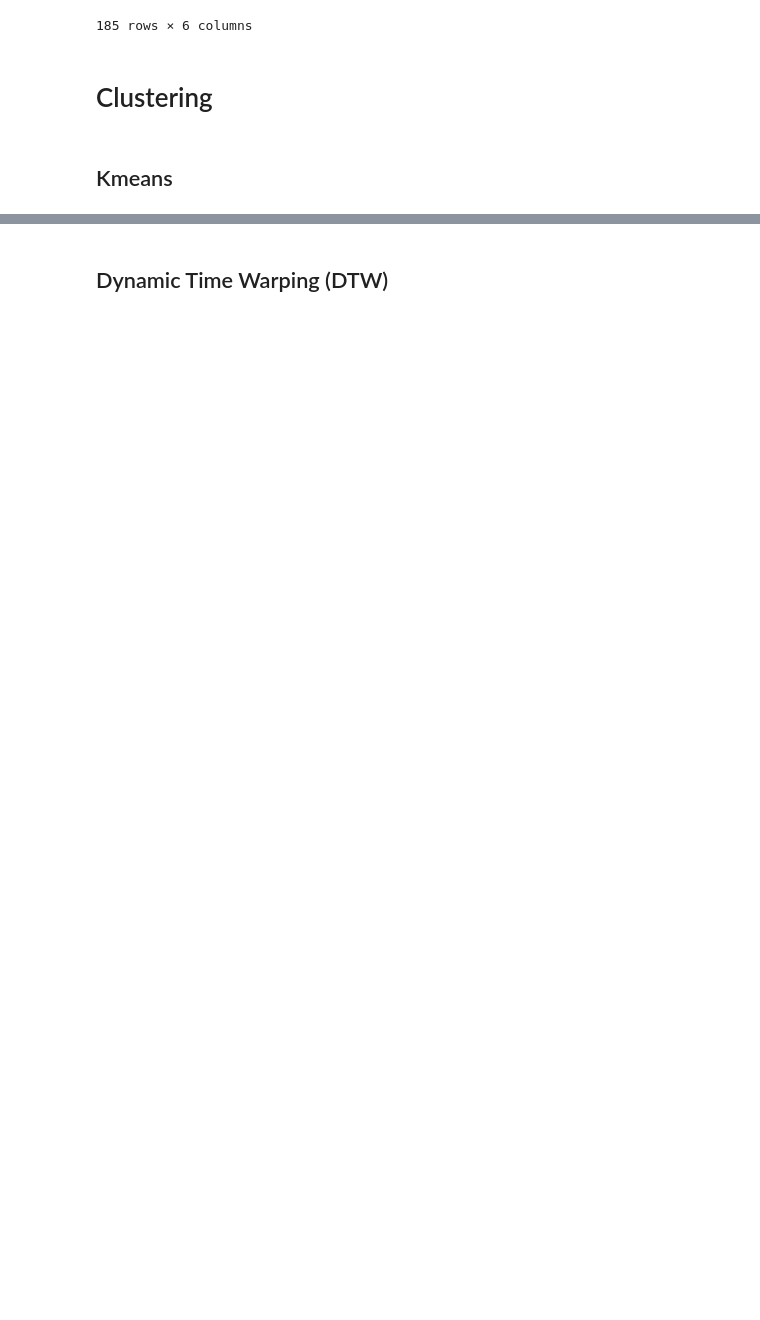
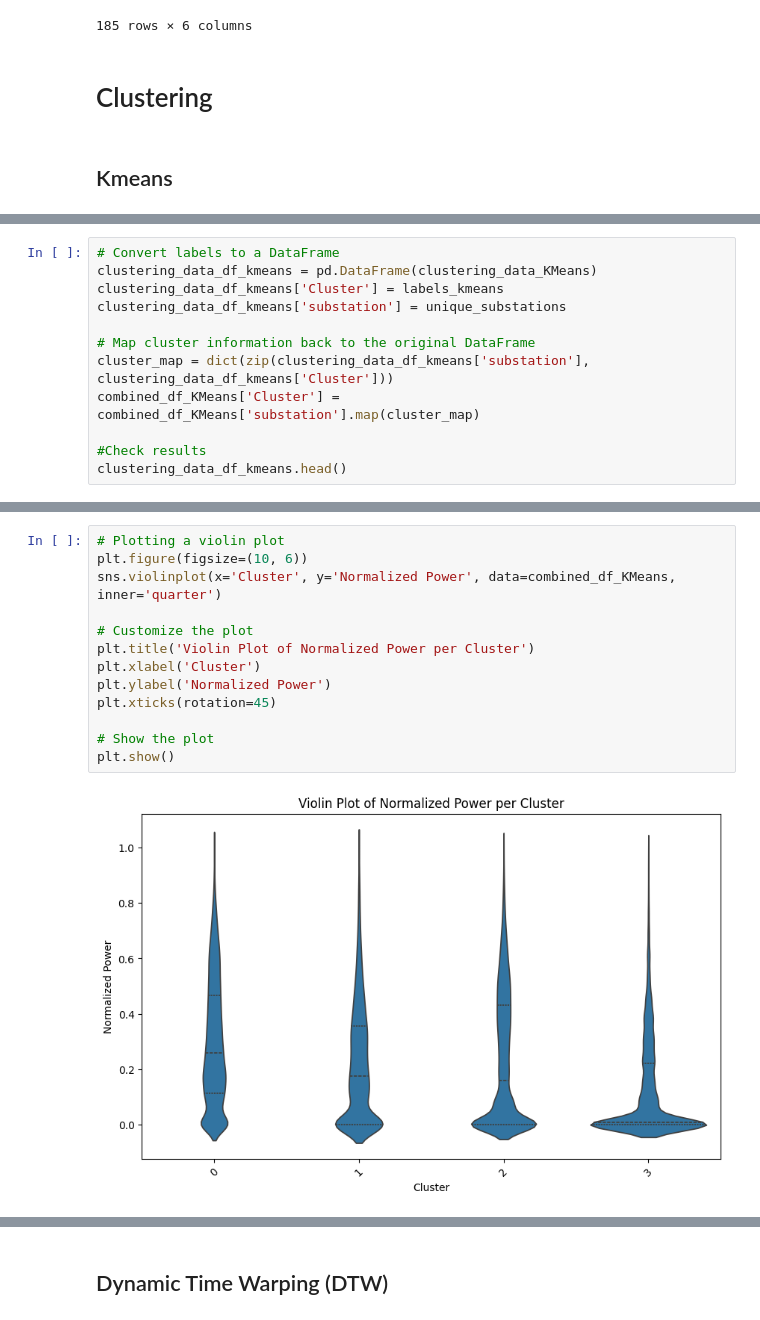
Before and after one commit to SimRime/CAS-Final-Project_Simon-Rime, a Jupyter notebook: Google_Colab_notebook/Substations.ipynb, the cells around one changed output, grey strips where cells are left out. Cells and saved outputs as stored; diff of their text form; blank space fills up the shorter version.

```diff
--- a/Google_Colab_notebook/Substations.ipynb
+++ b/Google_Colab_notebook/Substations.ipynb
@@ -319,0 +303,12 @@ Output hidden; open in https://colab.research.google.com to view.
+# %%
+# Convert labels to a DataFrame
+clustering_data_df_kmeans = pd.DataFrame(clustering_data_KMeans)
+clustering_data_df_kmeans['Cluster'] = labels_kmeans
+clustering_data_df_kmeans['substation'] = unique_substations
+
+# Map cluster information back to the original DataFrame
+cluster_map = dict(zip(clustering_data_df_kmeans['substation'], clustering_data_df_kmeans['Cluster']))
+combined_df_KMeans['Cluster'] = combined_df_KMeans['substation'].map(cluster_map)
+
+#Check results
+clustering_data_df_kmeans.head()
@@ -328,3 +330,18 @@ fig = px.line(mean_normalized_power, x='Time Stamp', y='Normalized Power', color
 fig.show()
 # %% [output]
 [interactive output not drawn]
+# %%
+# Plotting a violin plot
+plt.figure(figsize=(10, 6))
+sns.violinplot(x='Cluster', y='Normalized Power', data=combined_df_KMeans, inner='quarter')
+
+# Customize the plot
+plt.title('Violin Plot of Normalized Power per Cluster')
+plt.xlabel('Cluster')
+plt.ylabel('Normalized Power')
+plt.xticks(rotation=45)
+
+# Show the plot
+plt.show()
+# %% [output]
+[figure, added]
```
Also changed, not shown: parts of 18 cells of this notebook.
